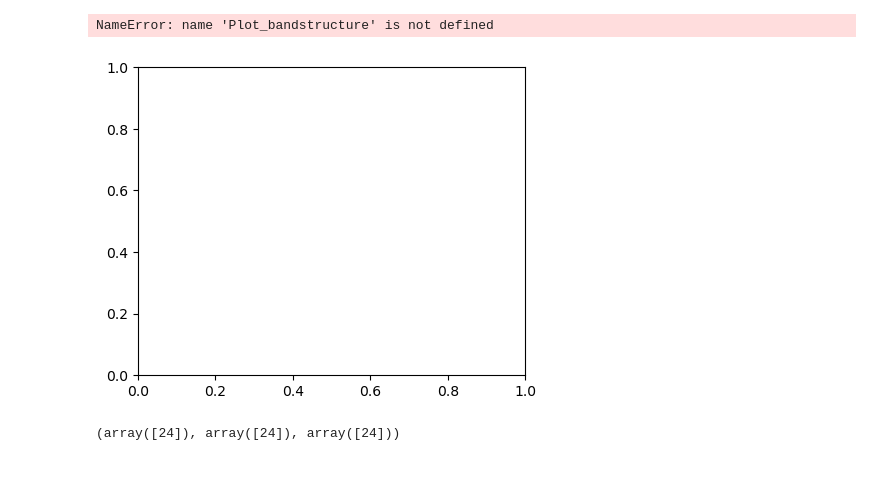
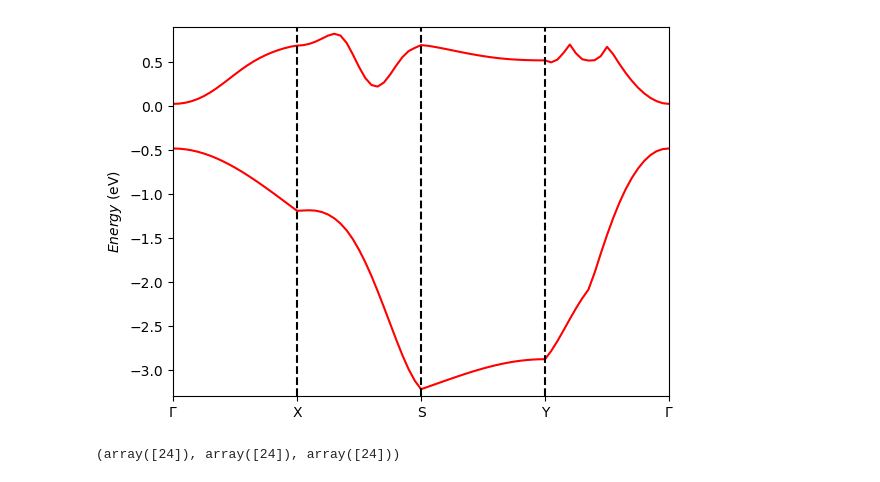
Before and after one commit to juanpulgarin/Black_P, a Jupyter notebook: Black_P_Excitons/Openning_Excitons.ipynb, the cells around one changed output. Drawn from its saved outputs; the diff is of its cells as text; code cells hidden in the pictures.

```diff
--- a/Black_P_Excitons/Openning_Excitons.ipynb
+++ b/Black_P_Excitons/Openning_Excitons.ipynb
@@ -35,24 +36,24 @@ system="BlackP"
 # %%
 fname="./../../OUT/Band_Structure_out/"+system+"_wann_calc.h5"
 fname_new="./../../OUT/Band_Structure_out/"+system+"_New_Ham"+"_wann_calc.h5"
 
 epsk=reading.ReadBands(fname)
 epsk_new=reading.ReadBands(fname_new)
 
 
 
 klabel=[r"$\Gamma$","X","S","Y",r"$\Gamma$"]
-fig, ax = plt.subplots(figsize=(5, 4))
+#fig, ax = plt.subplots(figsize=(5, 4))
 #Plot_bandstructure(epsk[:,:],klabel,"black","-",Emin=-100.0,Emax=100.0)
-Plot_bandstructure(epsk_new[:,:],klabel,"gray","--",Emin=-100.0,Emax=100.0)
-Plot_bandstructure(epsk_new[:,19:21],klabel,"red","-",Emin=-100.0,Emax=100.0)
+#Plot_bandstructure(epsk_new[:,:],klabel,"gray","--",Emin=-100.0,Emax=100.0)
+#Plot_bandstructure(epsk_new[:,19:21],klabel,"red","-",Emin=-100.0,Emax=100.0)
+Plotting.Plot_bandstructure(epsk_new[:,19:21],klabel,Emin=-100.0,Emax=100.0)
 #Plot_bandstructure(epsk[:,19:21],klabel,"red",Emin=-100.0,Emax=100.0)
-ax.set_ylim(-3,3)
+#ax.set_ylim(-3,3)
 #plt.savefig("band_small"+".pdf", bbox_inches="tight", transparent=True)
 #plt.savefig("band_small"+".png", bbox_inches="tight", transparent=True)
 # %% [output]
-NameError: name 'Plot_bandstructure' is not defined
-[figure, old version]
+[figure, new version]
 # %%
 nkx=48
 nky=48
```
Also changed, not shown: parts of 19 cells of this notebook, 5 other files.
